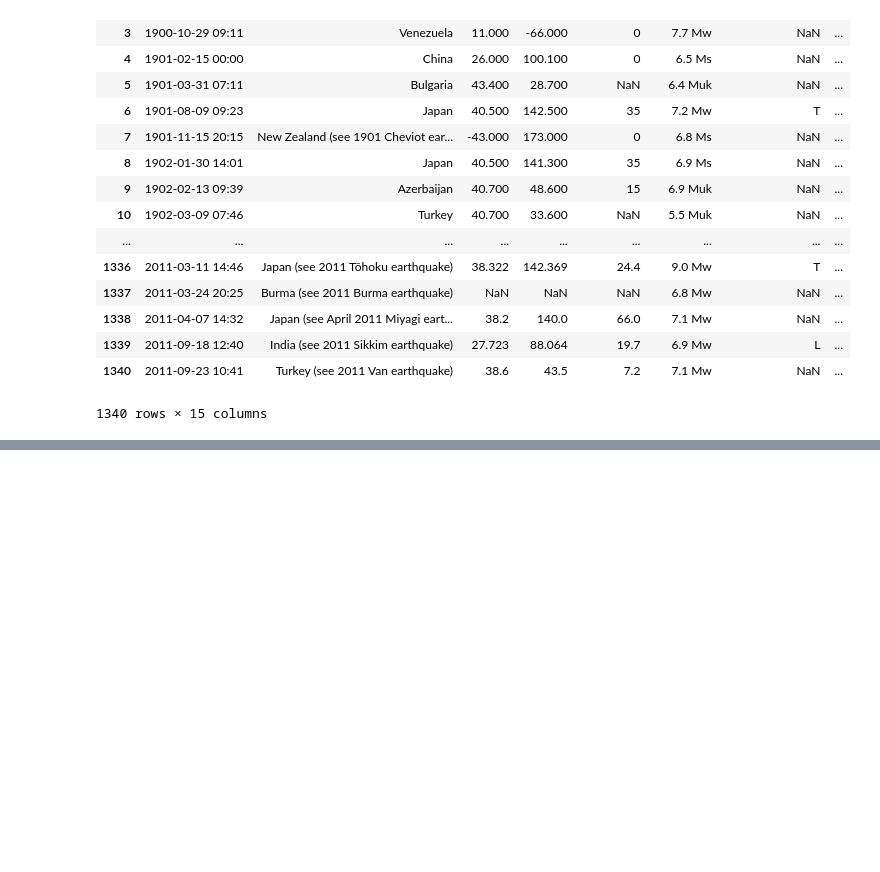
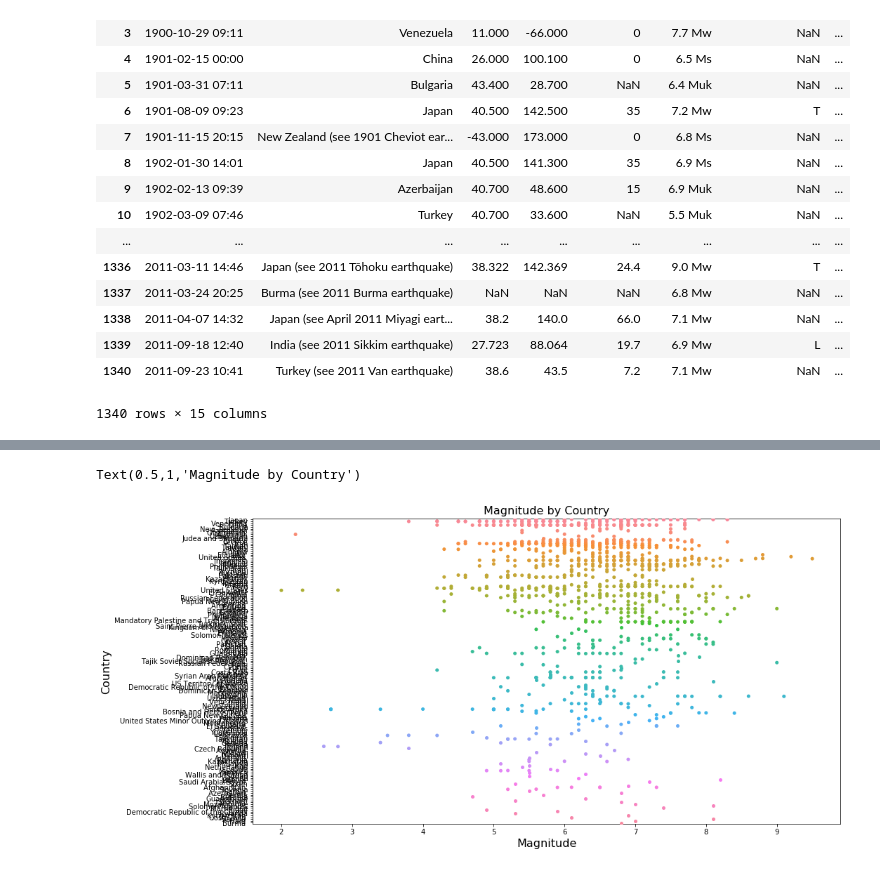
Before and after one commit to Cjcarlevato/data-question-3-earthquakes-the-dream-crushers, a Jupyter notebook: DQ3.ipynb, the cells around one changed output, grey strips where cells are left out. Cells and saved outputs as stored; diff of their text form; code cells hidden in the pictures; blank space fills up the shorter version.

```diff
--- a/DQ3.ipynb
+++ b/DQ3.ipynb
@@ -198,0 +727,9 @@ earthquakedf.info()
+# %%
+plt.figure(figsize=(15,8))
+ax = sns.stripplot(x= "Magnitude Numeric", y = "Country", data=earthquakedf)
+plt.xlabel('Magnitude', fontsize=16)
+plt.ylabel('Country', fontsize=16)
+plt.title("Magnitude by Country", fontsize=16)
+# %% [output]
+Text(0.5,1,'Magnitude by Country')
+[figure, added]
```
Also changed, not shown: parts of 54 cells of this notebook.
